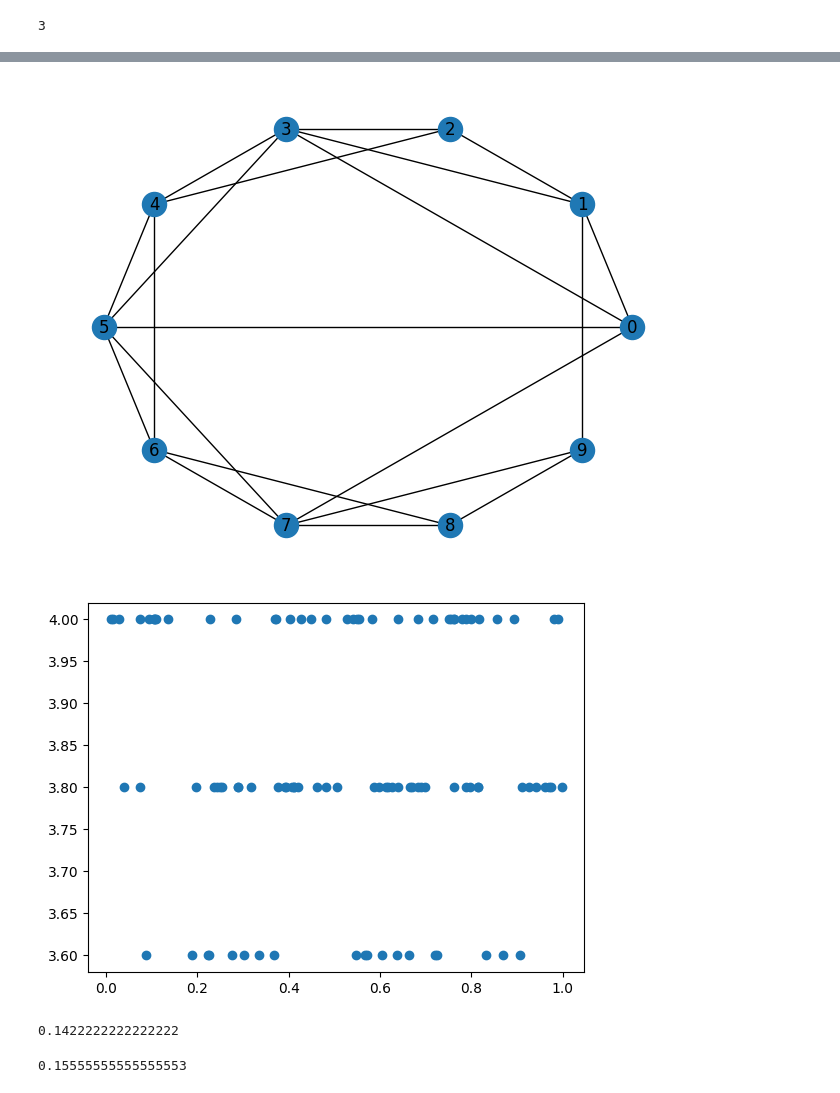
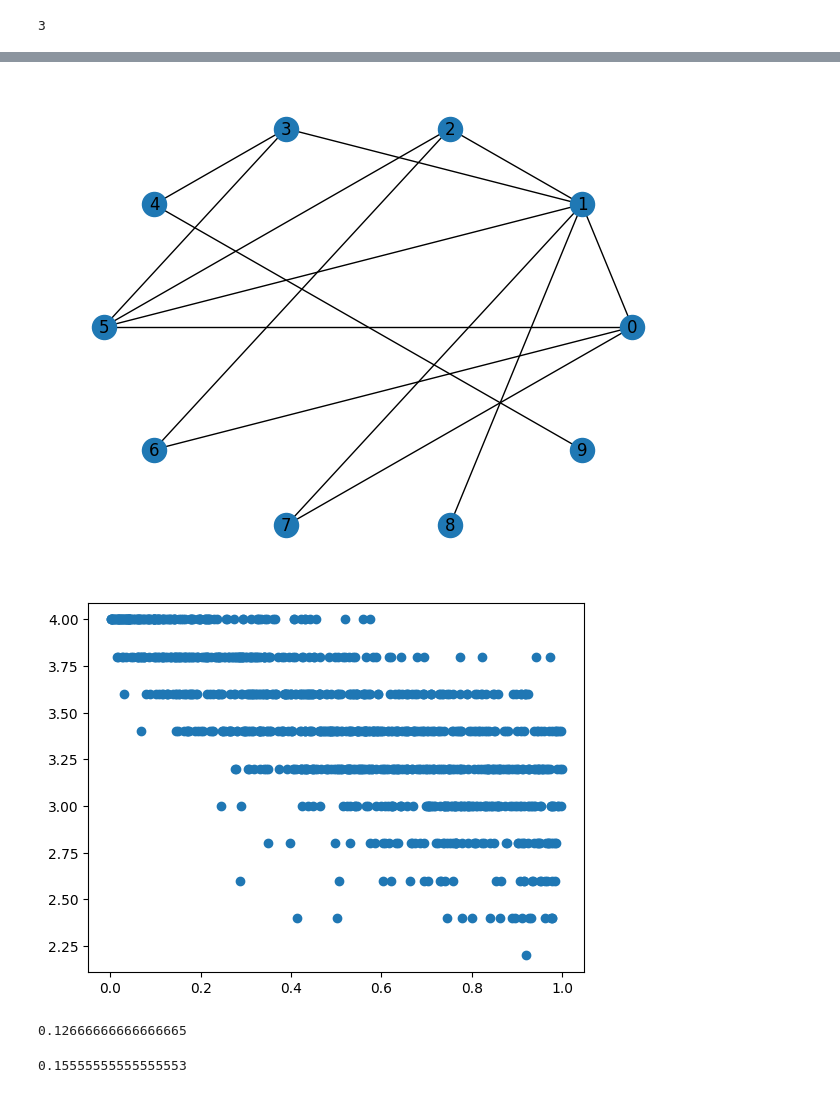
Before and after one commit to Schmiddi3110/MasterStudium, a Jupyter notebook: AMKI/Vorlesung3/Vorlesung3.ipynb, the cells around one changed output, grey strips where cells are left out. Saved outputs shown, nothing was run; the diff lists cells and outputs as text; code cells hidden in the pictures.

```diff
--- a/AMKI/Vorlesung3/Vorlesung3.ipynb
+++ b/AMKI/Vorlesung3/Vorlesung3.ipynb
@@ -78,29 +78,28 @@ nx.draw_circular(g, with_labels=True)
 # %%
-def rewire_edges(G,rewire_count, p):
+def rewire_edges(G, p):
     edges = G.edges()
     nodes = G.nodes()
-    rewired = 0
+
     for edge in edges:
-        if random.uniform(0,1) < p and rewired < rewire_count:
+        if random.uniform(0,1) < p:
             edge_beginn = edge[0]
             edge_old_end = edge[1]
             G.remove_edge(edge[0], edge[1])
-            edge_new_end = random.sample(list(nodes), 1)
-            while edge_new_end == edge_old_end or edge_new_end == edge_beginn:
-                edge_new_end = random.sample(nodes, 1)
+            edge_new_end = random.choice([j for j in nodes if j not in [edge_beginn, edge_old_end]])
 
-            G.add_edge(edge_beginn, edge_new_end[0])
+            G.add_edge(edge_beginn, edge_new_end)
             edges = g.edges()
-            rewired +=1
-        continue
+            continue
+
+
 
     return G
 # %%
-g_rewired = rewire_edges(g, 3,0.9)
+g_rewired = rewire_edges(g,0.9)
 # %%
 nx.draw_circular(g_rewired, with_labels=True)
 # %% [output]
-[figure, old version]
+[figure, new version]
 # %%
 def calculate_degree(g):
     degrees = g.degree()
@@ -114,19 +113,19 @@ def generate_graphs(count):
     degree = []
     for i in range(count):
         num_nodes = 10
-        num_rewire = 3
+
         p.append(random.uniform(0,1))
         g = gen_ring_graph(num_nodes, 2)
-        g_rewired = rewire_edges(g, num_rewire, p[i])
+        g_rewired = rewire_edges(g,  p[i])
         degree.append(calculate_degree(g_rewired))
 
     fig, ax = plt.subplots()
     ax.scatter(p, degree)
     plt.show()
 # %%
-generate_graphs(100)
+generate_graphs(1000)
 # %% [output]
-[figure, old version]
+[figure, new version]
 # %%
 def cu(g, node, neighbourhod):
     if neighbourhod < 2:
@@ -155,7 +154,7 @@ def avg_cu(g, neighbourhood):
 # %%
 print(avg_cu(g_rewired, 2))
 # %% [output]
-0.1422222222222222
+0.12666666666666665
 # %%
 print(avg_cu(gen_ring_graph(10,2),2))
 # %% [output]
```
Also changed, not shown: parts of 2 cells of this notebook.
